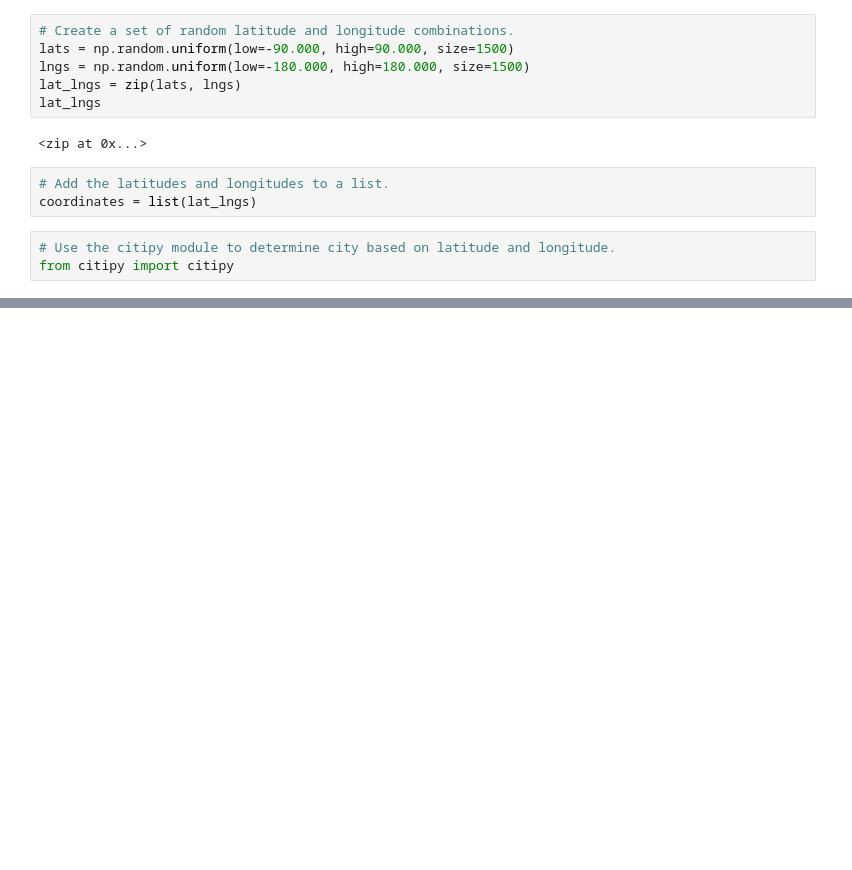
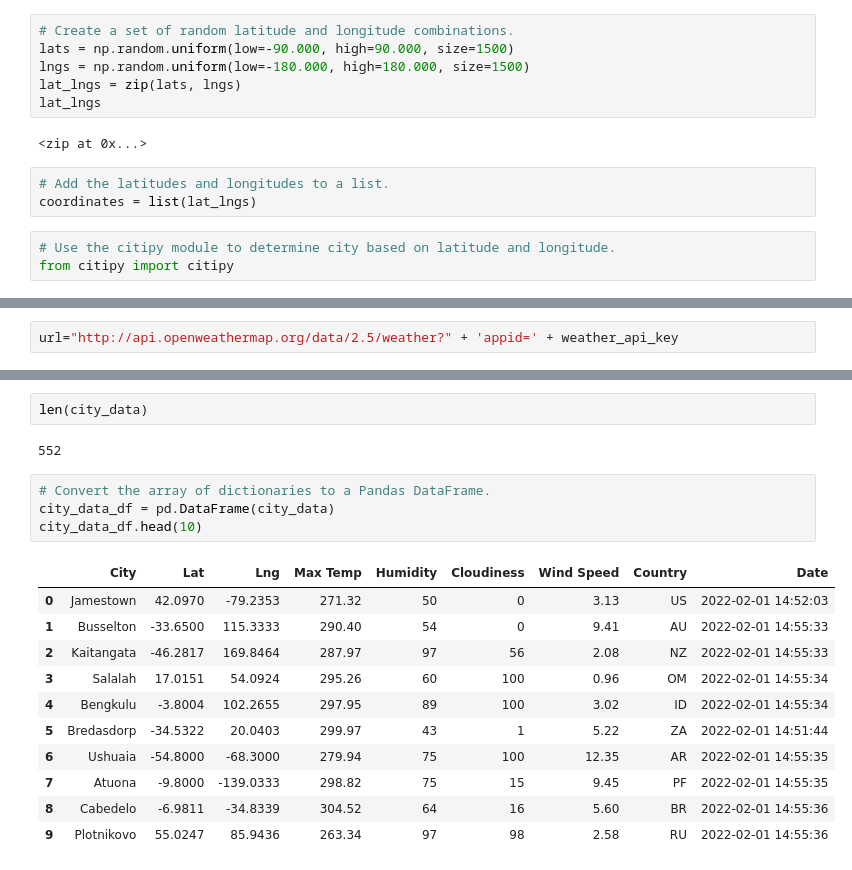
Before and after one commit to agordon16/World_Weather_Analysis, a Jupyter notebook: WeatherPy.ipynb, the cells around one changed output, grey strips where cells are left out. Drawn from its saved outputs; the diff is of its cells as text; blank space fills up the shorter version.

```diff
--- a/WeatherPy.ipynb
+++ b/WeatherPy.ipynb
@@ -33,0 +43,2 @@ len(cities)
+# %%
+url="http://api.openweathermap.org/data/2.5/weather?" + 'appid=' + weather_api_key
@@ -33,0 +127,20 @@ len(cities)
+# %%
+len(city_data)
+# %% [output]
+552
+# %%
+# Convert the array of dictionaries to a Pandas DataFrame.
+city_data_df = pd.DataFrame(city_data)
+city_data_df.head(10)
+# %% [output]
+|  | City | Lat | Lng | Max Temp | Humidity | Cloudiness | Wind Speed | Country | Date |
+| 0 | Jamestown | 42.0970 | -79.2353 | 271.32 | 50 | 0 | 3.13 | US | 2022-02-01 14:52:03 |
+| 1 | Busselton | -33.6500 | 115.3333 | 290.40 | 54 | 0 | 9.41 | AU | 2022-02-01 14:55:33 |
+| 2 | Kaitangata | -46.2817 | 169.8464 | 287.97 | 97 | 56 | 2.08 | NZ | 2022-02-01 14:55:33 |
+| 3 | Salalah | 17.0151 | 54.0924 | 295.26 | 60 | 100 | 0.96 | OM | 2022-02-01 14:55:34 |
+| 4 | Bengkulu | -3.8004 | 102.2655 | 297.95 | 89 | 100 | 3.02 | ID | 2022-02-01 14:55:34 |
+| 5 | Bredasdorp | -34.5322 | 20.0403 | 299.97 | 43 | 1 | 5.22 | ZA | 2022-02-01 14:51:44 |
+| 6 | Ushuaia | -54.8000 | -68.3000 | 279.94 | 75 | 100 | 12.35 | AR | 2022-02-01 14:55:35 |
+| 7 | Atuona | -9.8000 | -139.0333 | 298.82 | 75 | 15 | 9.45 | PF | 2022-02-01 14:55:35 |
+| 8 | Cabedelo | -6.9811 | -34.8339 | 304.52 | 64 | 16 | 5.60 | BR | 2022-02-01 14:55:36 |
+| 9 | Plotnikovo | 55.0247 | 85.9436 | 263.34 | 97 | 98 | 2.58 | RU | 2022-02-01 14:55:36 |
```
Also changed, not shown: parts of 9 cells of this notebook, 4 other files.
